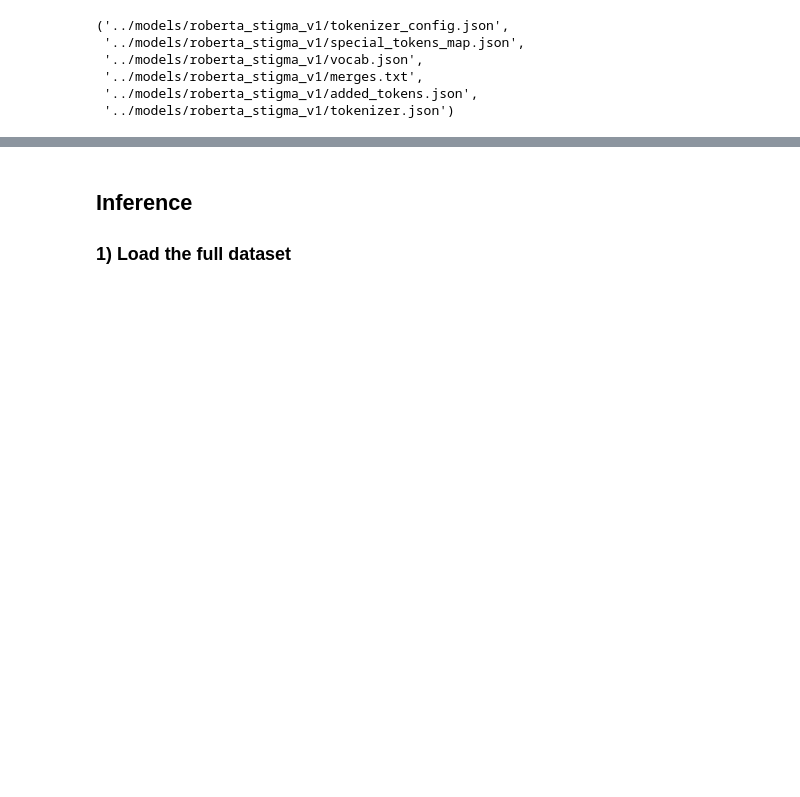
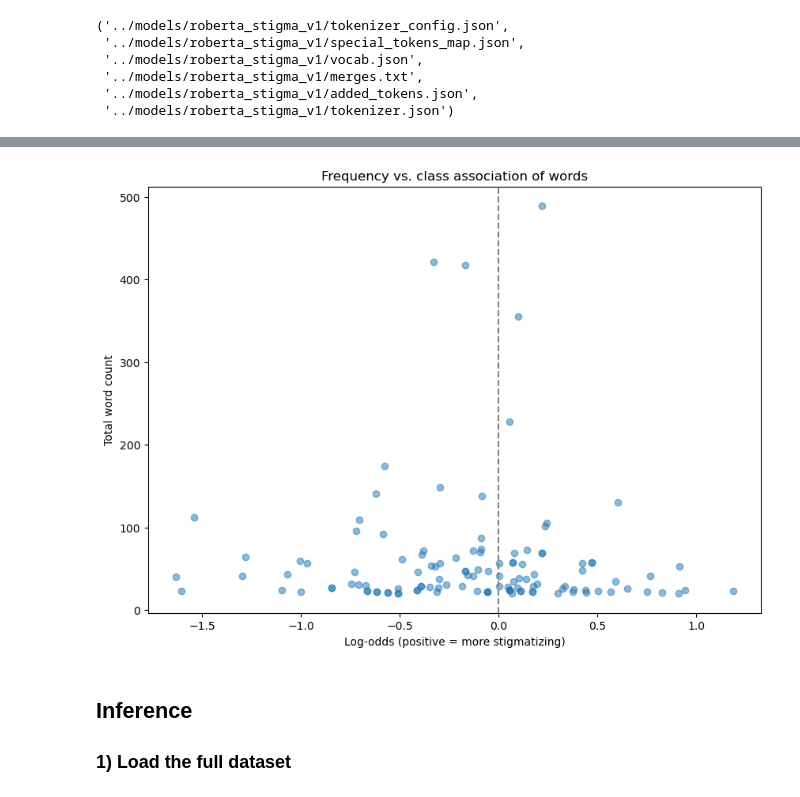
Before and after one commit to karelallik/Mental-Health-in-Tech, a Jupyter notebook: notebooks/goal3_detect_stigmatizing_vs_supportive_language.ipynb, the cells around one changed output, grey strips where cells are left out. Cells and saved outputs as stored; diff of their text form; code cells hidden in the pictures; blank space fills up the shorter version.

```diff
--- a/notebooks/goal3_detect_stigmatizing_vs_supportive_language.ipynb
+++ b/notebooks/goal3_detect_stigmatizing_vs_supportive_language.ipynb
@@ -1126,3 +1197,25 @@ tokenizer.save_pretrained("../models/roberta_stigma_v1")
+# %%
+# Add total frequency
+df_logodds["total_count"] = df_logodds["count_stigma"] + df_logodds["count_support"]
+
+# Filtreeri rare instances (<20)
+min_total = 20
+plot_df = df_logodds[df_logodds["total_count"] >= min_total].copy()
+
+plt.figure(figsize=(10, 7))
+plt.scatter(
+    plot_df["log_odds"],
+    plot_df["total_count"],
+    alpha=0.5,
+)
+
+plt.axvline(0, color="grey", linestyle="--")
+plt.xlabel("Log-odds (positive = more stigmatizing)")
+plt.ylabel("Total word count")
+plt.title("Frequency vs. class association of words")
+plt.show()
+# %% [output]
+[figure, added]
 # %% [markdown]
 ## Inference
 
```
Also changed, not shown: parts of 22 cells of this notebook, 1 other file.
